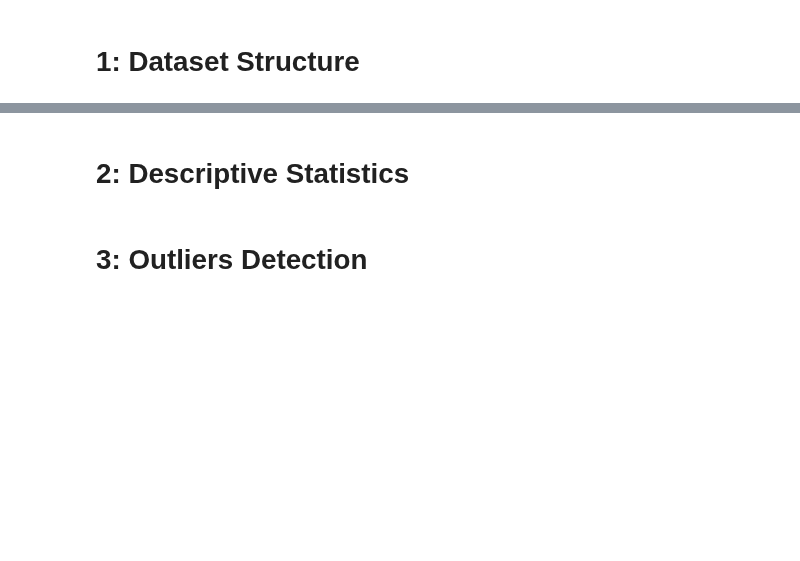
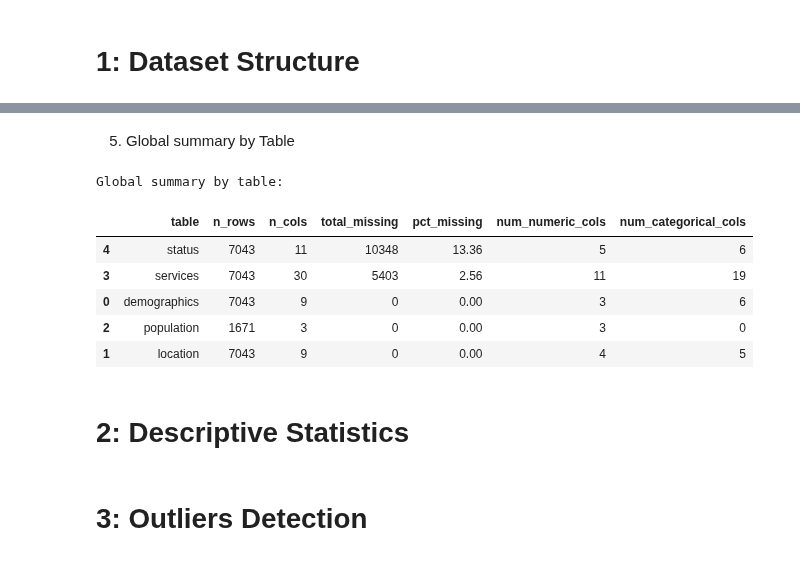
Before and after one commit to sergiopatinha/EnterpriseDataScienceBootcamp_workgroup, a Jupyter notebook: notebooks/003_EDA.ipynb, the cells around one changed output, grey strips where cells are left out. Cells and saved outputs as stored; diff of their text form; code cells hidden in the pictures; blank space fills up the shorter version.

Commit message:
merging DATA LOADING - franco

```diff
--- a/notebooks/003_EDA.ipynb
+++ b/notebooks/003_EDA.ipynb
@@ -43,3 +72,39 @@
+# %% [markdown]
+5. Global summary by Table
+# %%
+print("\nGlobal summary by table:")
+
+global_summary = []
+
+for name, df in dfs.items():
+    total_missing = df.isna().sum().sum()
+    pct_missing = (total_missing / (df.shape[0] * df.shape[1]) * 100).round(2)
+    num_cols = len(df.select_dtypes(include='number').columns)
+    cat_cols = len(df.select_dtypes(exclude='number').columns)
+    global_summary.append([
+        name, df.shape[0], df.shape[1],
+        total_missing, pct_missing,
+        num_cols, cat_cols
+    ])
+
+global_summary_df = pd.DataFrame(
+    global_summary,
+    columns=[
+        "table", "n_rows", "n_cols",
+        "total_missing", "pct_missing",
+        "num_numeric_cols", "num_categorical_cols"
+    ]
+).sort_values("pct_missing", ascending=False)
+
+display(global_summary_df)
+# %% [output]
+Global summary by table:
+|  | table | n_rows | n_cols | total_missing | pct_missing | num_numeric_cols | num_categorical_cols |
+| 4 | status | 7043 | 11 | 10348 | 13.36 | 5 | 6 |
+| 3 | services | 7043 | 30 | 5403 | 2.56 | 11 | 19 |
+| 0 | demographics | 7043 | 9 | 0 | 0.00 | 3 | 6 |
+| 2 | population | 1671 | 3 | 0 | 0.00 | 3 | 0 |
+| 1 | location | 7043 | 9 | 0 | 0.00 | 4 | 5 |
 # %% [markdown]
 # 2: Descriptive Statistics
 # %% [markdown]
```
Also changed, not shown: parts of 1 cell of this notebook, 5 other files.
